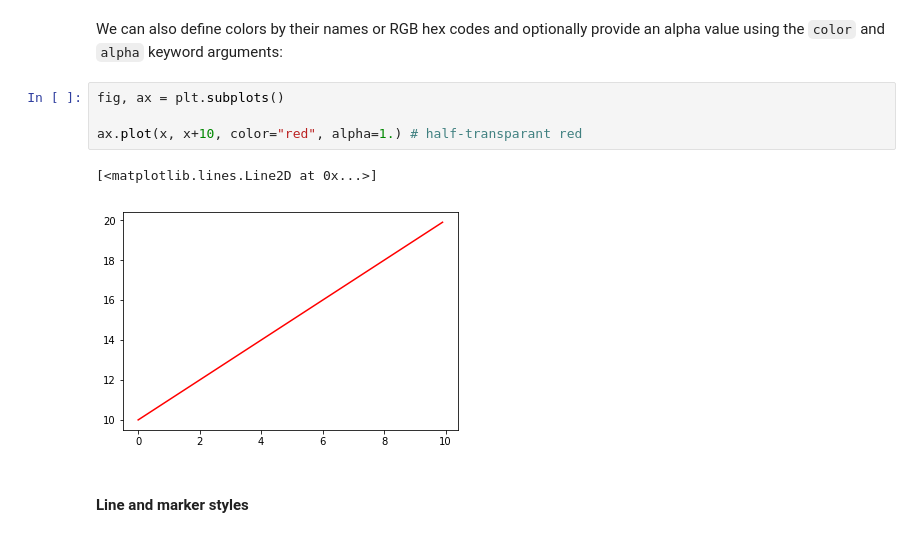
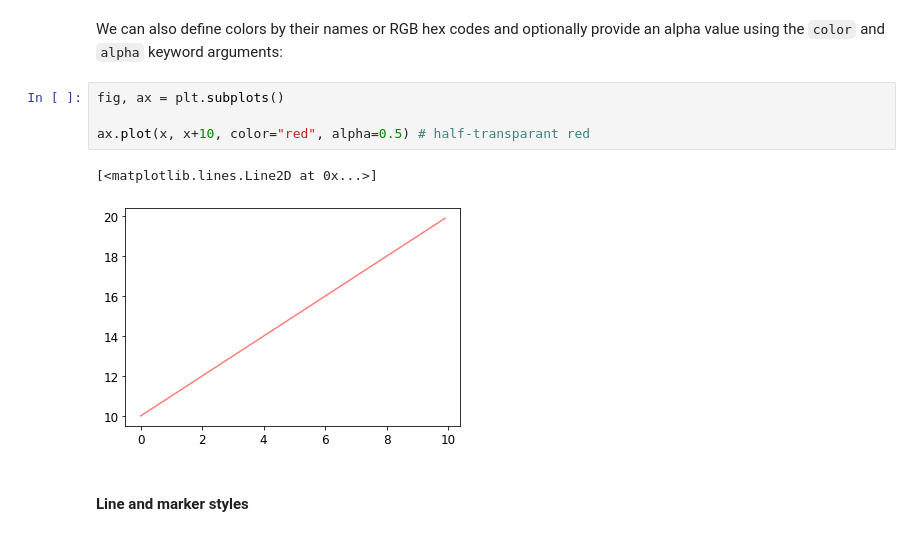
Before and after one commit to mingming-li/SES494-598, a Jupyter notebook: LN017-OOP-matplotlib.ipynb, the cells around one changed output. Drawn from its saved outputs; the diff is of its cells as text.

```diff
--- a/LN017-OOP-matplotlib.ipynb
+++ b/LN017-OOP-matplotlib.ipynb
@@ -260,10 +244,10 @@ We can also define colors by their names or RGB hex codes and optionally provide
 # %%
 fig, ax = plt.subplots()
 
-ax.plot(x, x+10, color="red", alpha=1.) # half-transparant red
+ax.plot(x, x+10, color="red", alpha=0.5) # half-transparant red
 # %% [output]
 [<matplotlib.lines.Line2D at 0x...>]
-[figure, old version]
+[figure, new version]
 # %% [markdown]
 #### Line and marker styles
 # %% [markdown]
```
Also changed, not shown: parts of 16 cells of this notebook, 3 other files.
